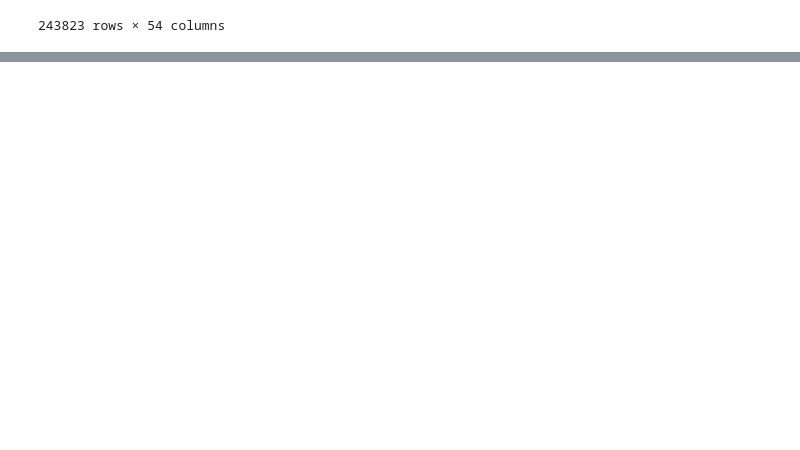
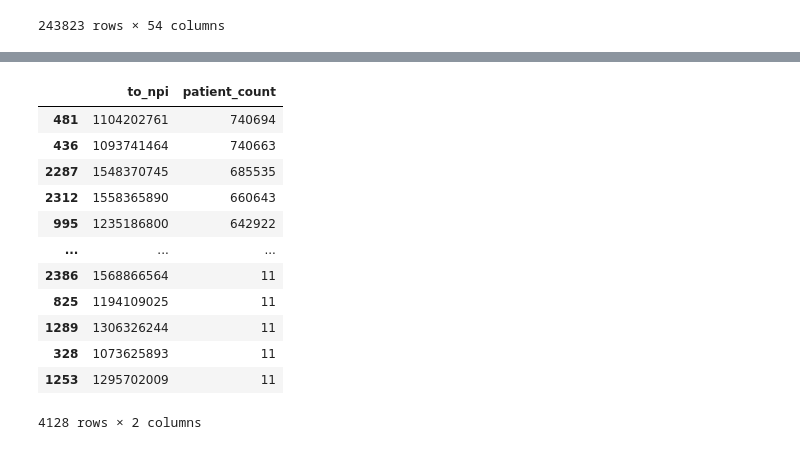
Before and after one commit to nss-data-science-cohort-5/hop_team-hot_pretzels, a Jupyter notebook: HCBB2_V2.ipynb, the cells around one changed output, grey strips where cells are left out. Drawn from its saved outputs; the diff is of its cells as text; code cells hidden in the pictures; blank space fills up the shorter version.

```diff
--- a/HCBB2_V2.ipynb
+++ b/HCBB2_V2.ipynb
@@ -258,0 +297,19 @@ full_2
+# %%
+# (2) group by to_npi summing the patient_count and then sorting the values
+pt_count_by_to_npi= full_2.groupby(['to_npi'])['patient_count'].sum().reset_index()
+pt_count_by_to_npi. sort_values('patient_count', ascending=False)
+#these are the npi's with the 5 most and least pt count
+# %% [output]
+|  | to_npi | patient_count |
+| 481 | 1104202761 | 740694 |
+| 436 | 1093741464 | 740663 |
+| 2287 | 1548370745 | 685535 |
+| 2312 | 1558365890 | 660643 |
+| 995 | 1235186800 | 642922 |
+| ... | ... | ... |
+| 2386 | 1568866564 | 11 |
+| 825 | 1194109025 | 11 |
+| 1289 | 1306326244 | 11 |
+| 328 | 1073625893 | 11 |
+| 1253 | 1295702009 | 11 |
+4128 rows × 2 columns
```
Also changed, not shown: parts of 5 cells of this notebook.
